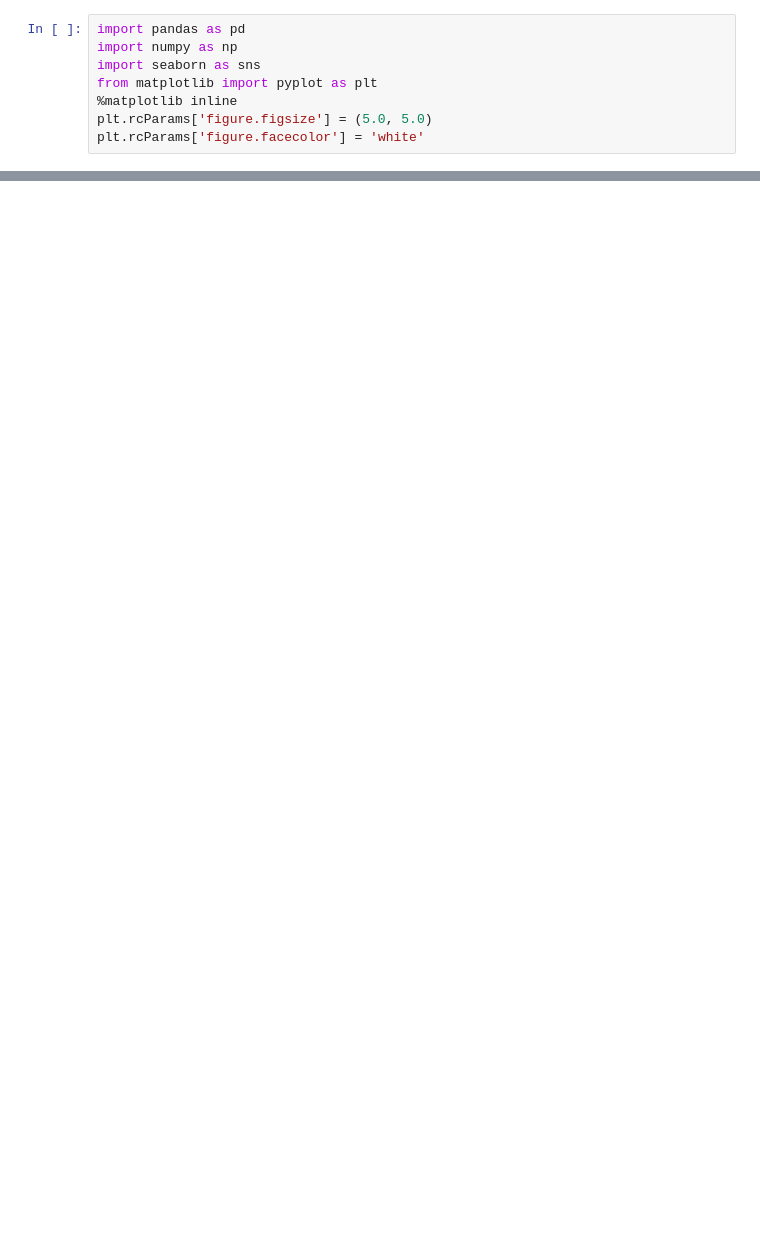
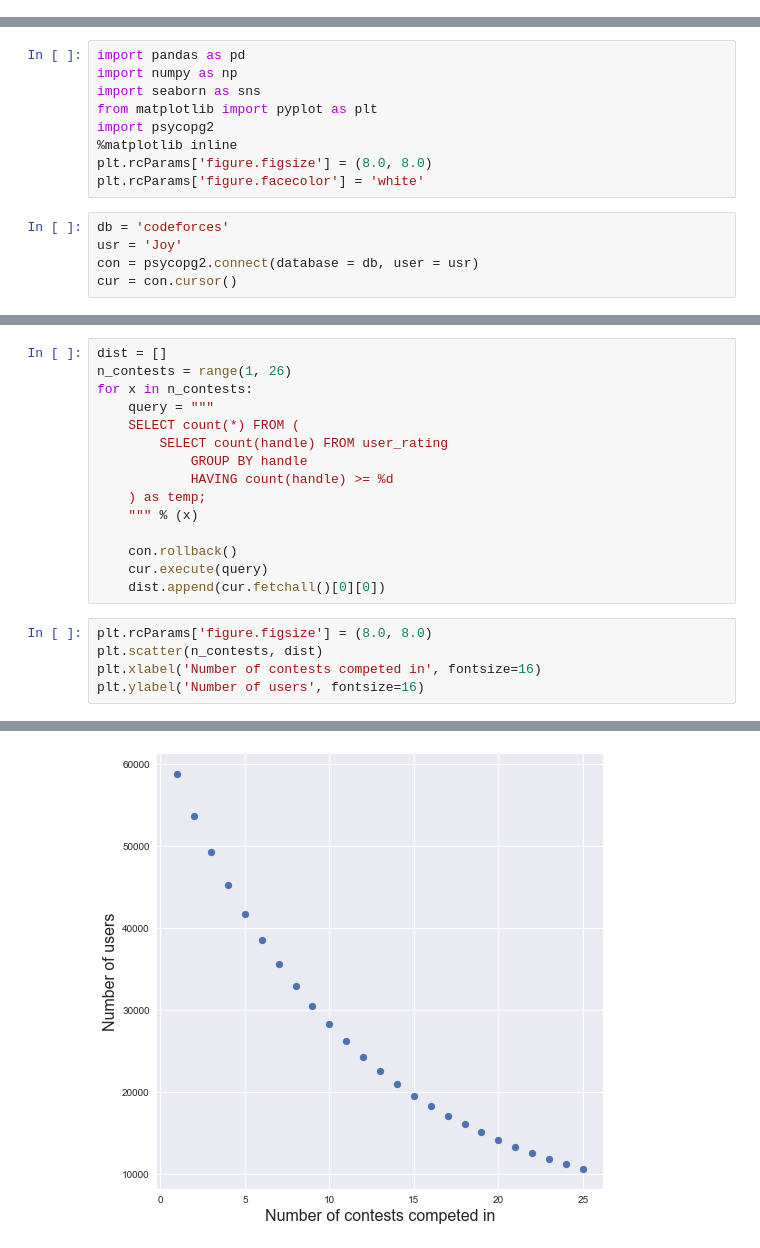
Before and after one commit to yjiao/codeforces_predict, a Jupyter notebook: exploration_v2.ipynb, the cells around one changed output, grey strips where cells are left out. Saved outputs shown, nothing was run; the diff lists cells and outputs as text; blank space fills up the shorter version.

```diff
--- a/exploration_v2.ipynb
+++ b/exploration_v2.ipynb
@@ -1,8 +0,0 @@
-# %%
-import pandas as pd
-import numpy as np
-import seaborn as sns
-from matplotlib import pyplot as plt
-%matplotlib inline
-plt.rcParams['figure.figsize'] = (5.0, 5.0)
-plt.rcParams['figure.facecolor'] = 'white'
@@ -312,0 +5,14 @@ con.close()
+# %%
+import pandas as pd
+import numpy as np
+import seaborn as sns
+from matplotlib import pyplot as plt
+import psycopg2
+%matplotlib inline
+plt.rcParams['figure.figsize'] = (8.0, 8.0)
+plt.rcParams['figure.facecolor'] = 'white'
+# %%
+db = 'codeforces'
+usr = 'Joy'
+con = psycopg2.connect(database = db, user = usr)
+cur = con.cursor()
@@ -312,0 +51,21 @@ con.close()
+# %%
+dist = []
+n_contests = range(1, 26)
+for x in n_contests:
+    query = """
+    SELECT count(*) FROM (
+        SELECT count(handle) FROM user_rating
+            GROUP BY handle
+            HAVING count(handle) >= %d
+    ) as temp;
+    """ % (x)
+
+    con.rollback()
+    cur.execute(query)
+    dist.append(cur.fetchall()[0][0])
+# %%
+plt.rcParams['figure.figsize'] = (8.0, 8.0)
+plt.scatter(n_contests, dist)
+plt.xlabel('Number of contests competed in', fontsize=16)
+plt.ylabel('Number of users', fontsize=16)
+# %% [output]
@@ -312,0 +73 @@ con.close()
+[figure, added]
```
Also changed, not shown: parts of 60 cells of this notebook.
